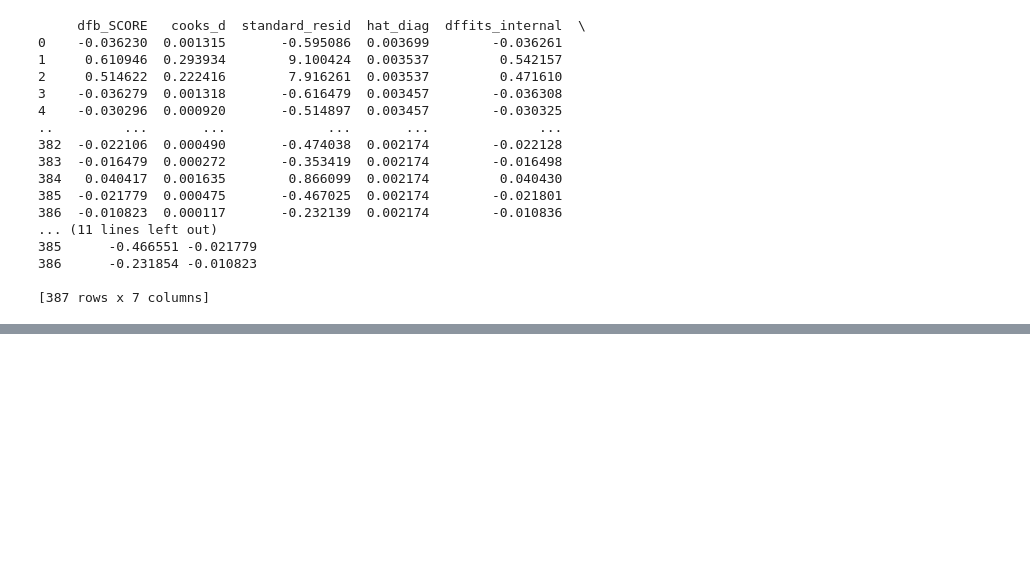
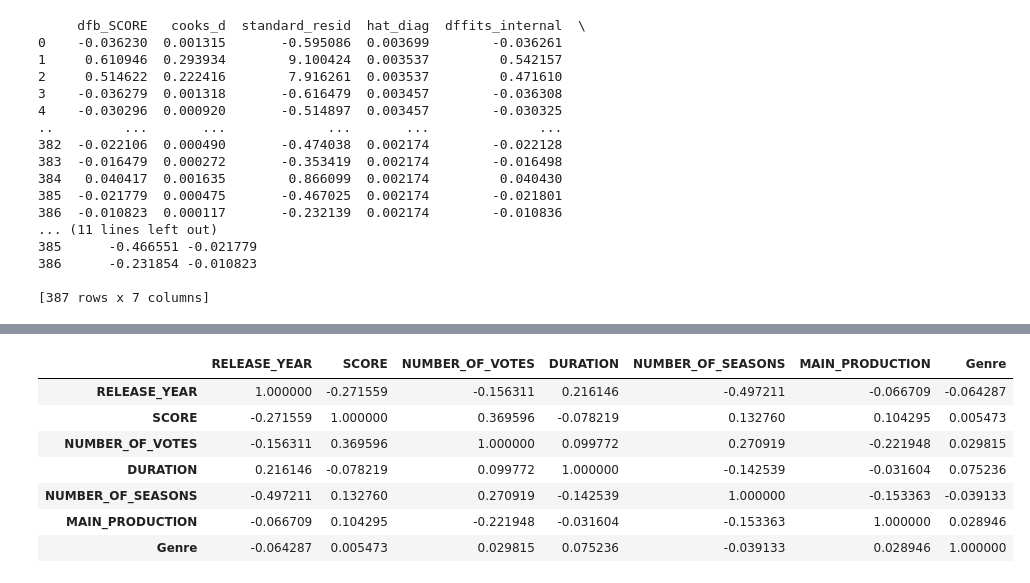
Before and after one commit to lesleejustice/data-science-, a Jupyter notebook: Final Project.ipynb, the cells around one changed output, grey strips where cells are left out. Drawn from its saved outputs; the diff is of its cells as text; code cells hidden in the pictures; blank space fills up the shorter version.

```diff
--- a/Final Project.ipynb
+++ b/Final Project.ipynb
@@ -501,3 +523,6 @@ OLS Regression Results
 Notes:
 [1] R² is computed without centering (uncentered) since the model does not contain a constant.
 [2] Standard Errors assume that the covariance matrix of the errors is correctly specified.
+# %%
+#Best Shows on Netflix analysis
+BestShows = pd.read_csv("C:/Users/ssnip/OneDrive/Data Science/Final Project/Best Shows Netflix.csv")
@@ -503,0 +584,2 @@ Notes:
+# %%
+BestShows['MAIN_PRODUCTION'] = BestShows['MAIN_PRODUCTION'].astype(str).astype(int)
@@ -503,0 +616,24 @@ Notes:
+# %%
+def Production (series):
+  if series == "MAIN_PRODUCTION":
+    return "0"
+  if series == "US":
+    return "1"
+  if series!= "US":
+    return "2"
+BestShows["MAIN_PRODUCTION"] = BestShows["MAIN_PRODUCTION"].apply(Production)
+# %%
+BestShows['MAIN_PRODUCTION'] = BestShows['MAIN_PRODUCTION'].astype(str).astype(int)
+# %%
+shows= BestShows.drop(['index','TITLE', 'MAIN_GENRE'], axis=1)
+corr = shows.corr()
+corr.style.background_gradient(cmap='coolwarm')
+# %% [output]
+|  | RELEASE_YEAR | SCORE | NUMBER_OF_VOTES | DURATION | NUMBER_OF_SEASONS | MAIN_PRODUCTION | Genre |
+| RELEASE_YEAR | 1.000000 | -0.271559 | -0.156311 | 0.216146 | -0.497211 | -0.066709 | -0.064287 |
+| SCORE | -0.271559 | 1.000000 | 0.369596 | -0.078219 | 0.132760 | 0.104295 | 0.005473 |
+| NUMBER_OF_VOTES | -0.156311 | 0.369596 | 1.000000 | 0.099772 | 0.270919 | -0.221948 | 0.029815 |
+| DURATION | 0.216146 | -0.078219 | 0.099772 | 1.000000 | -0.142539 | -0.031604 | 0.075236 |
+| NUMBER_OF_SEASONS | -0.497211 | 0.132760 | 0.270919 | -0.142539 | 1.000000 | -0.153363 | -0.039133 |
+| MAIN_PRODUCTION | -0.066709 | 0.104295 | -0.221948 | -0.031604 | -0.153363 | 1.000000 | 0.028946 |
+| Genre | -0.064287 | 0.005473 | 0.029815 | 0.075236 | -0.039133 | 0.028946 | 1.000000 |
```
Also changed, not shown: parts of 17 cells of this notebook, 3 other files.
